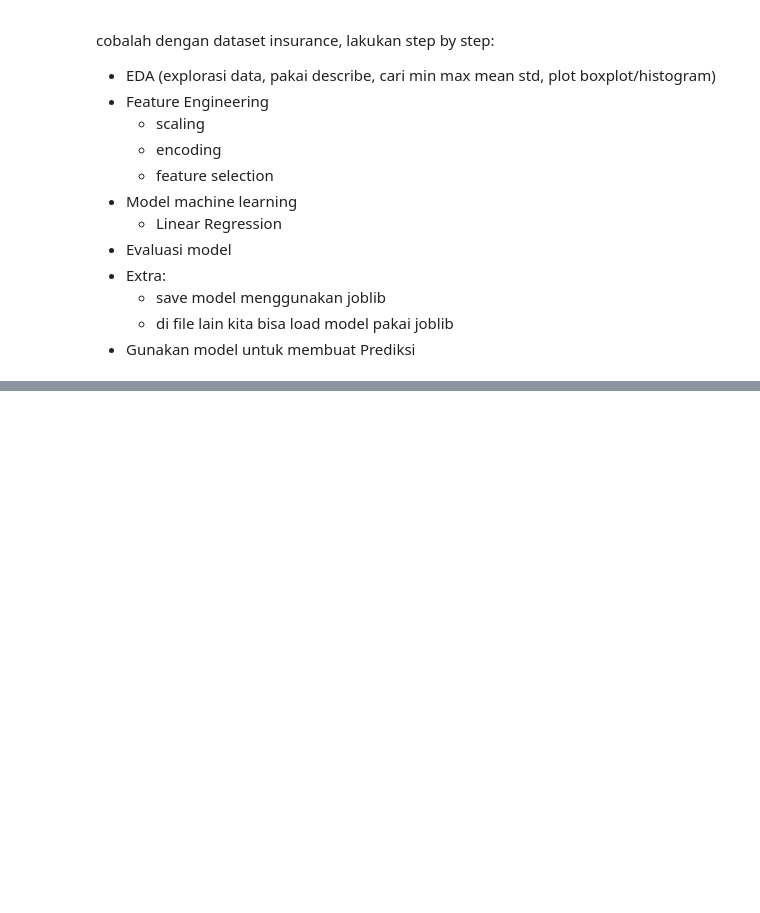
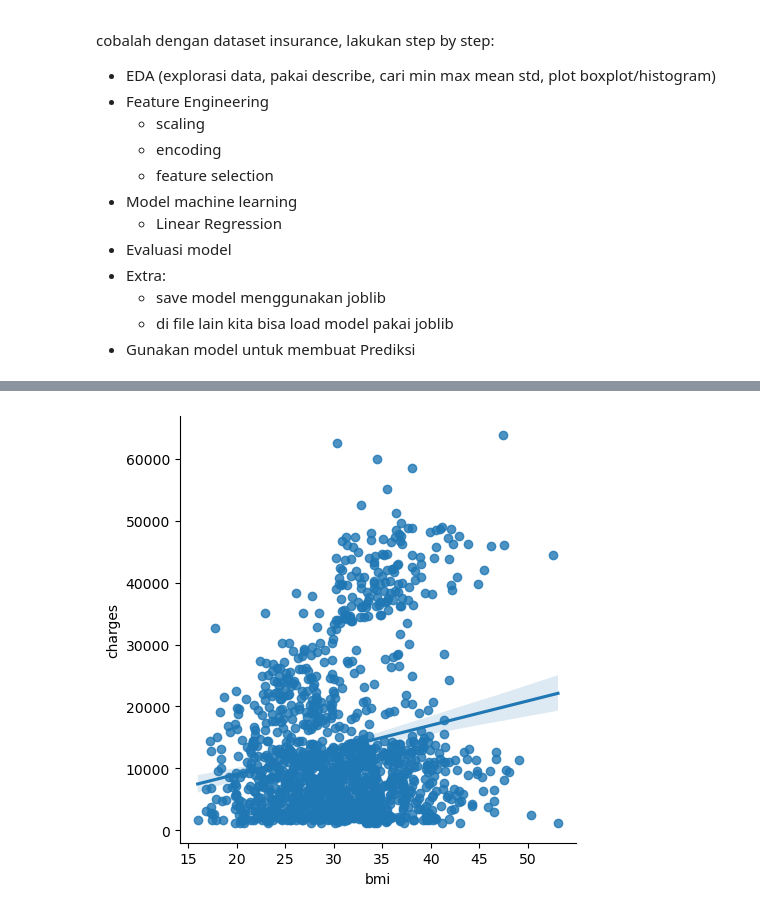
Before and after one commit to stefkwan/pytn_300725, a Jupyter notebook: sesi12_27Aug.ipynb, the cells around one changed output, grey strips where cells are left out. Cells and saved outputs as stored; diff of their text form; code cells hidden in the pictures; blank space fills up the shorter version.

```diff
--- a/sesi12_27Aug.ipynb
+++ b/sesi12_27Aug.ipynb
@@ -693,0 +772,4 @@ cobalah dengan dataset insurance, lakukan step by step:
+# %%
+sns.lmplot(data=df, x='bmi', y='charges');#analisis bivaraite
+# %% [output]
+[figure, added]
```
Also changed, not shown: parts of 13 cells of this notebook, 2 other files.
